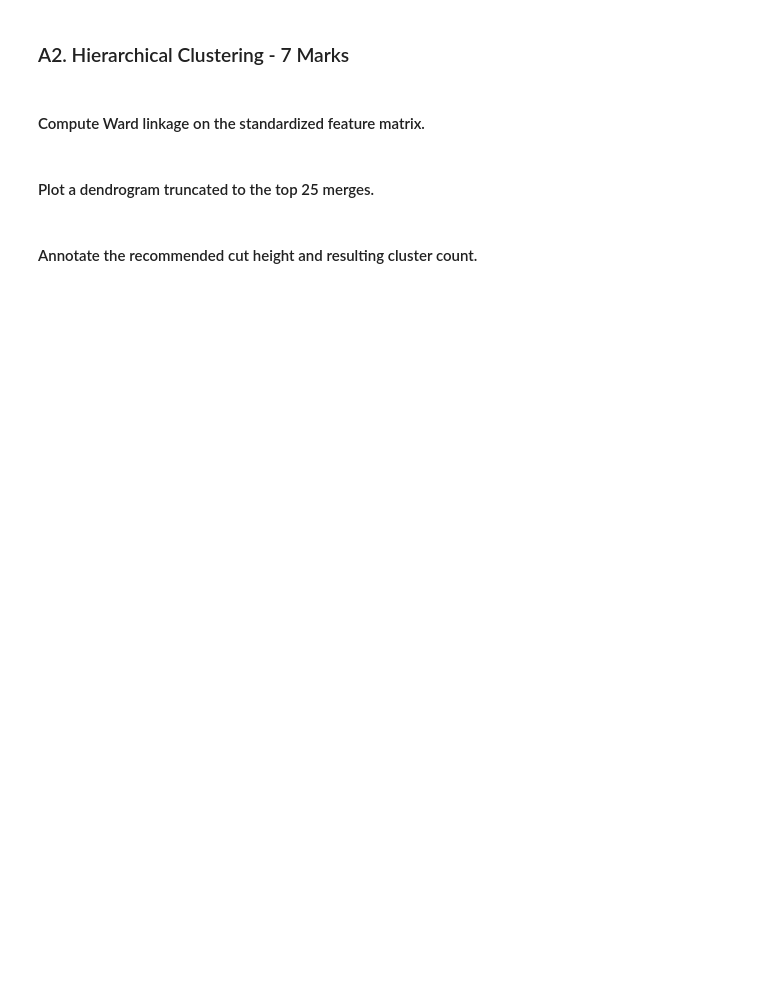
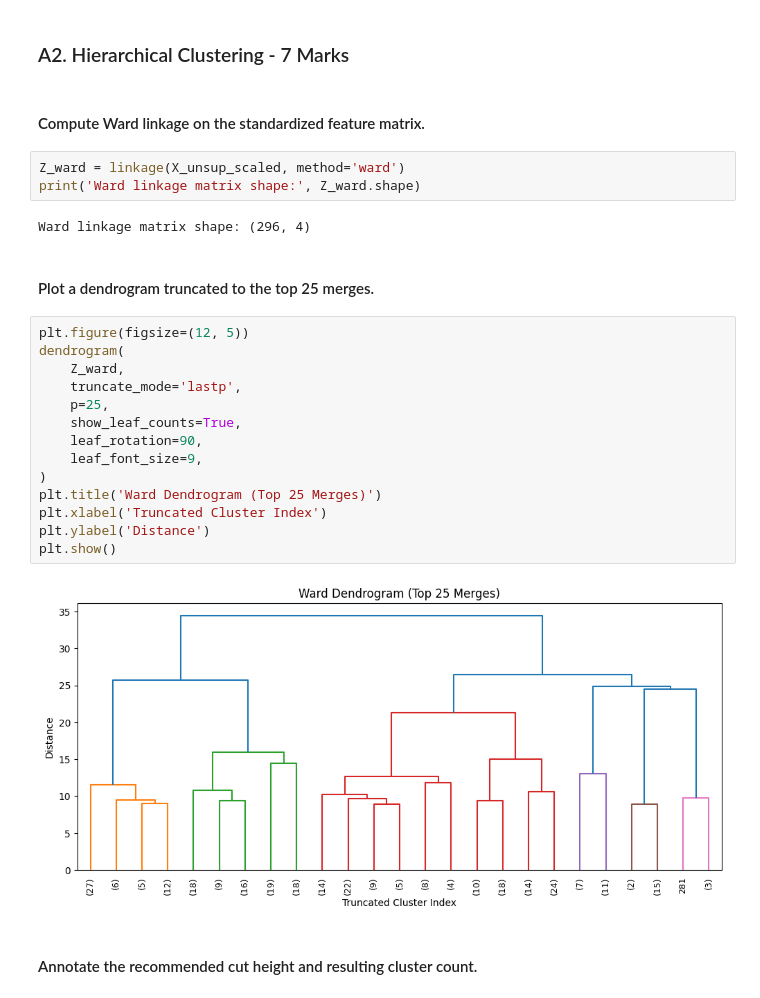
Before and after one commit to fatima-1206/DM-Heart-Disease-Prediction-System, a Jupyter notebook: notebooks/i232616_DM_ASST04.ipynb, the cells around one changed output. Saved outputs shown, nothing was run; the diff lists cells and outputs as text; blank space fills up the shorter version.

```diff
--- a/notebooks/i232616_DM_ASST04.ipynb
+++ b/notebooks/i232616_DM_ASST04.ipynb
@@ -305,7 +473,28 @@ Use the standardized feature matrix without the target label.
 ### A2. Hierarchical Clustering - 7 Marks
 # %% [markdown]
 #### Compute Ward linkage on the standardized feature matrix.
+# %%
+Z_ward = linkage(X_unsup_scaled, method='ward')
+print('Ward linkage matrix shape:', Z_ward.shape)
+# %% [output]
+Ward linkage matrix shape: (296, 4)
 # %% [markdown]
 #### Plot a dendrogram truncated to the top 25 merges.
+# %%
+plt.figure(figsize=(12, 5))
+dendrogram(
+    Z_ward,
+    truncate_mode='lastp',
+    p=25,
+    show_leaf_counts=True,
+    leaf_rotation=90,
+    leaf_font_size=9,
+)
+plt.title('Ward Dendrogram (Top 25 Merges)')
+plt.xlabel('Truncated Cluster Index')
+plt.ylabel('Distance')
+plt.show()
+# %% [output]
+[figure, added]
 # %% [markdown]
 #### Annotate the recommended cut height and resulting cluster count.
```
Also changed, not shown: parts of 26 cells of this notebook.
